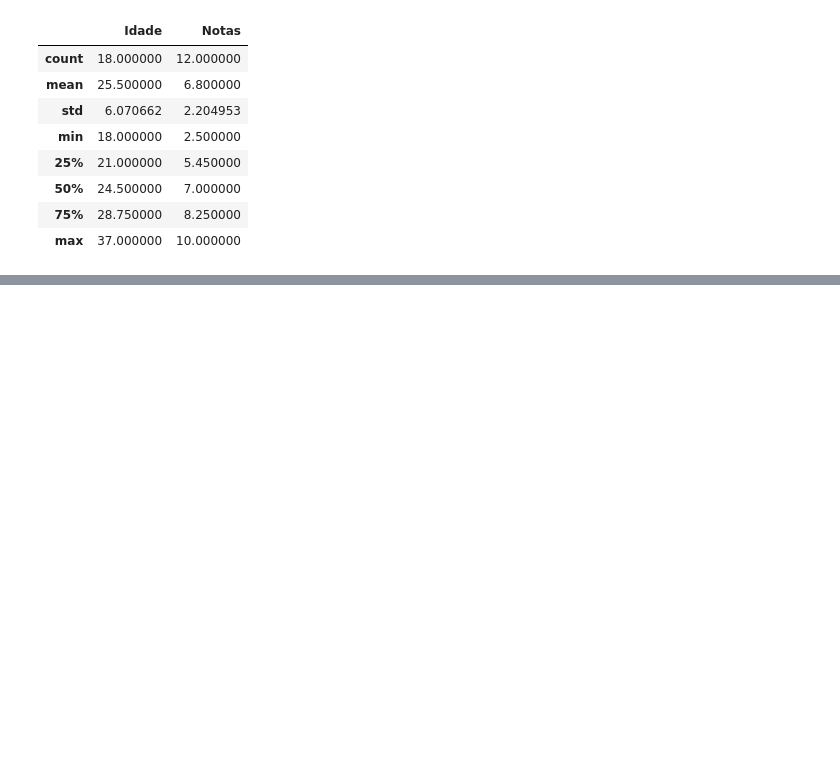
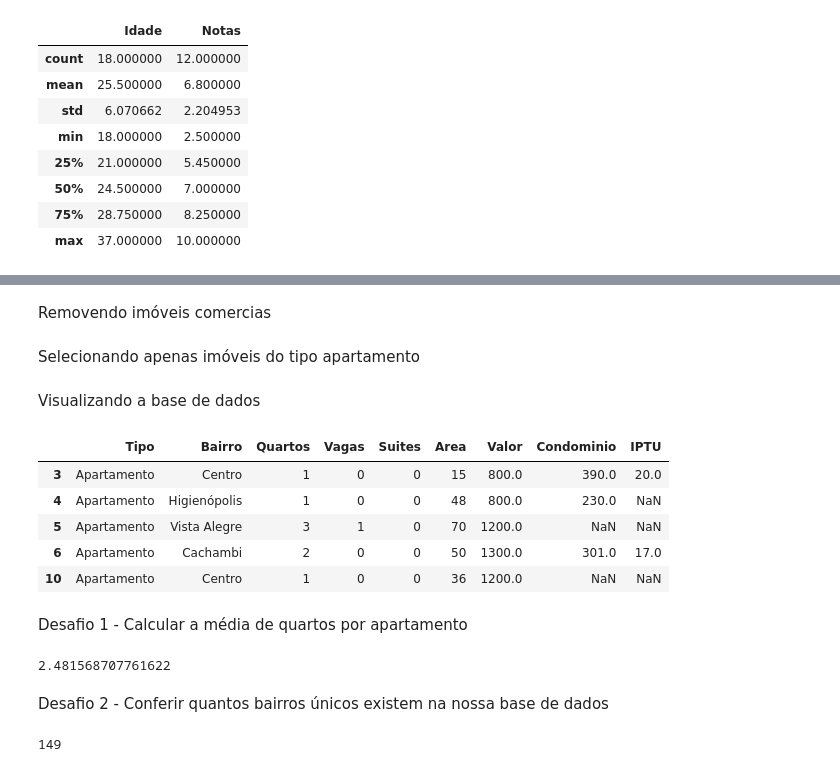
Before and after one commit to Camillabgarcia/Python-para-Data-Science, a Jupyter notebook: Hora_da_pratica4.ipynb, the cells around one changed output, grey strips where cells are left out. Saved outputs shown, nothing was run; the diff lists cells and outputs as text; code cells hidden in the pictures; blank space fills up the shorter version.

```diff
--- a/Hora_da_pratica4.ipynb
+++ b/Hora_da_pratica4.ipynb
@@ -131,0 +151,2 @@ dados.describe()
+# %% [markdown]
+Removendo imóveis comercias
@@ -131,0 +155,2 @@ dados.describe()
+# %% [markdown]
+Selecionando apenas imóveis do tipo apartamento
@@ -131,0 +159,23 @@ dados.describe()
+# %% [markdown]
+Visualizando a base de dados
+# %%
+df.head()
+# %% [output]
+|  | Tipo | Bairro | Quartos | Vagas | Suites | Area | Valor | Condominio | IPTU |
+| 3 | Apartamento | Centro | 1 | 0 | 0 | 15 | 800.0 | 390.0 | 20.0 |
+| 4 | Apartamento | Higienópolis | 1 | 0 | 0 | 48 | 800.0 | 230.0 | NaN |
+| 5 | Apartamento | Vista Alegre | 3 | 1 | 0 | 70 | 1200.0 | NaN | NaN |
+| 6 | Apartamento | Cachambi | 2 | 0 | 0 | 50 | 1300.0 | 301.0 | 17.0 |
+| 10 | Apartamento | Centro | 1 | 0 | 0 | 36 | 1200.0 | NaN | NaN |
+# %% [markdown]
+Desafio 1 - Calcular a média de quartos por apartamento
+# %%
+df['Quartos'].mean()
+# %% [output]
+2.481568707761622
+# %% [markdown]
+Desafio 2 - Conferir quantos bairros únicos existem na nossa base de dados
+# %%
+df['Bairro'].nunique()
+# %% [output]
+149
```
Also changed, not shown: parts of 23 cells of this notebook.
